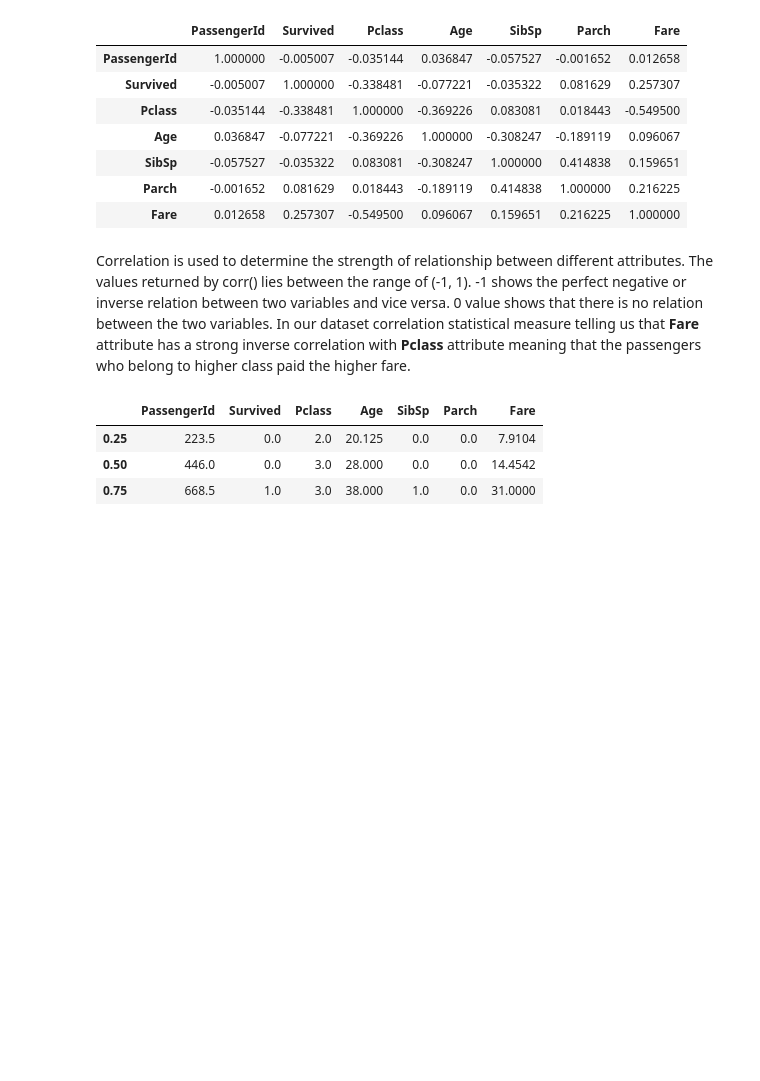
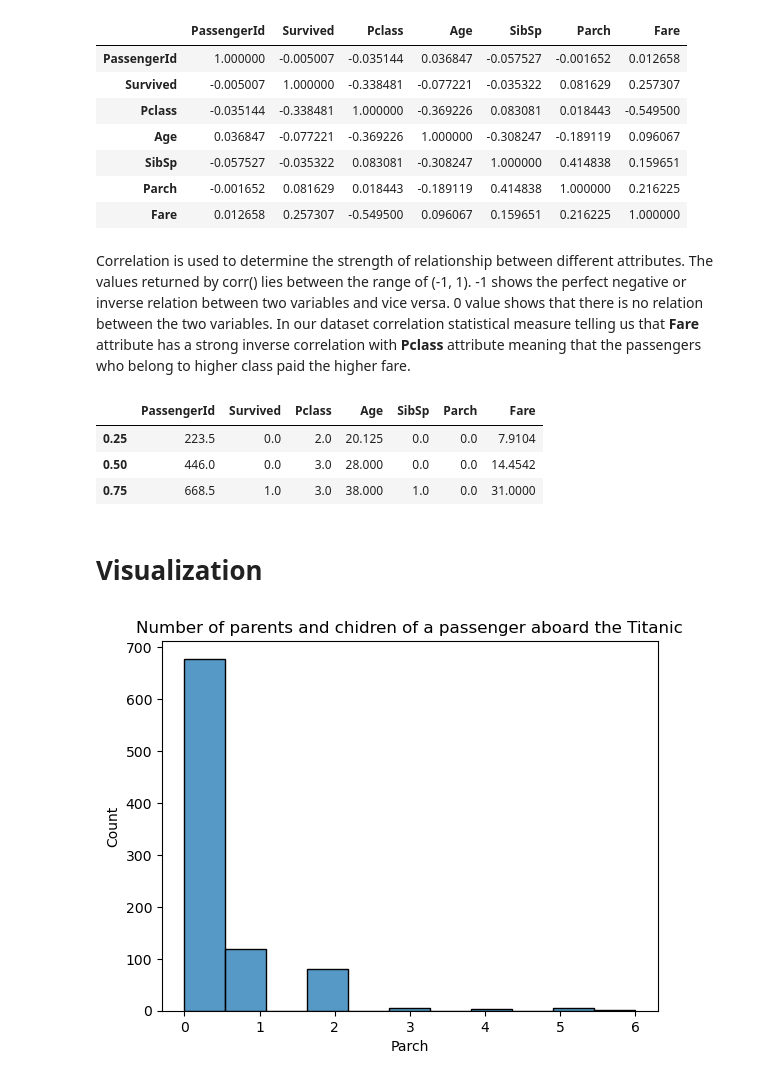
Before and after one commit to Mirza-Abdul-Aziz/Titanic-Dataset-EDA-and-Visualization, a Jupyter notebook: model.ipynb, the cells around one changed output. Cells and saved outputs as stored; diff of their text form; code cells hidden in the pictures; blank space fills up the shorter version.

Commit message:
Added some visuaization graaphs to show data patterns and insights...

```diff
--- a/model.ipynb
+++ b/model.ipynb
@@ -190,3 +195,11 @@ dataset.quantile([0.25, 0.5, 0.75], axis=0, numeric_only=True)
 | 0.25 | 223.5 | 0.0 | 2.0 | 20.125 | 0.0 | 0.0 | 7.9104 |
 | 0.50 | 446.0 | 0.0 | 3.0 | 28.000 | 0.0 | 0.0 | 14.4542 |
 | 0.75 | 668.5 | 1.0 | 3.0 | 38.000 | 1.0 | 0.0 | 31.0000 |
+# %% [markdown]
+# Visualization
+# %%
+sns.histplot(dataset['Parch'])
+plt.title('Number of parents and chidren of a passenger aboard the Titanic')
+plt.show()
+# %% [output]
+[figure, added]
```
Also changed, not shown: parts of 10 cells of this notebook.
